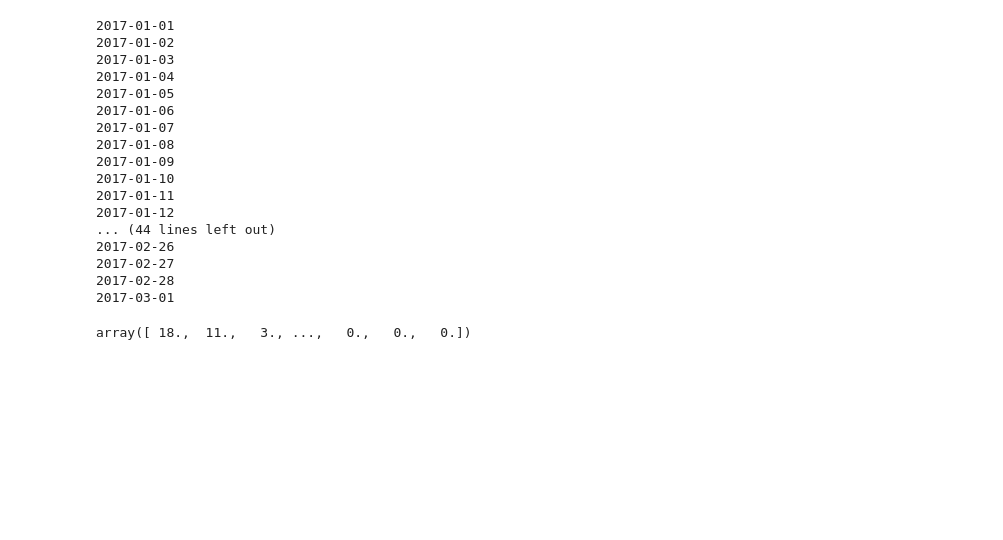
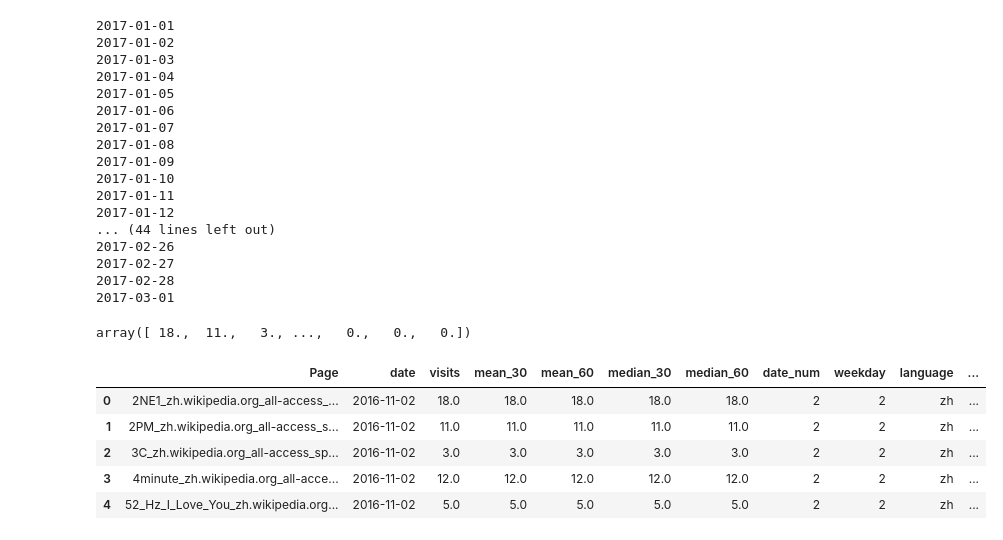
Before and after one commit to shubh24/web_traffic_prediction, a Jupyter notebook: explore.ipynb, the cells around one changed output. Saved outputs shown, nothing was run; the diff lists cells and outputs as text; code cells hidden in the pictures; blank space fills up the shorter version.

Commit message:
language-grouped mean for rolling mean,median

```diff
--- a/explore.ipynb
+++ b/explore.ipynb
@@ -83,11 +84,25 @@ def generate_train_melt(train):
 
     # Columns i am not using
     # train_melt["month"] = train_melt.progress_apply(get_month, axis = 1)
-    # train_melt["language"] = train_melt.progress_apply(get_language, axis = 1)
+
+    return train_melt
+
+def get_lang_features(train_melt):
+
+    train_melt = pd.merge(train_melt, pd.concat([train.Page, train.progress_apply(get_language, axis = 1)], axis = 1), on = "Page")
+    train_melt.columns = ['Page', 'date', 'visits', 'mean_30', 'mean_60', 'median_30', 'median_60', 'date_num', 'weekday', "language"]
+
+    lang_date_melt = train_melt[["language", "date", "mean_30", "mean_60", "median_30", "median_60"]]
+
+    lang_feats = pd.DataFrame(lang_date_melt.groupby(["language", "date"], as_index = False).aggregate(np.mean))
+    lang_feats.columns = ["language", "date", "lang_mean_30_mean", "lang_mean_60_mean", "lang_median_30_mean", "lang_median_60_mean"]
+
+    train_melt = pd.merge(train_melt, lang_feats, on = ["language", "date"])
 
     return train_melt
 
 train_melt = generate_train_melt(train)
+train_melt = get_lang_features(train_melt)
 train_melt.to_csv("train_feats.csv", index = False)
 # %%
 def get_source(row):
@@ -186,11 +201,13 @@ def run_xgb(train, label_train, valid = None, label_valid = None):
 # %%
 # label_train_melt = np.log1p(train_melt["visits"])
 label_train_melt = train_melt["visits"]
+# label_train_melt = boxcox(np.array(label_train_melt), lmbda=0.094) #lambda found from default boxcox on outlier-stripped data
 
 # label_train_melt = [0] + np.diff(train_melt["visits"]).tolist()
 
 train_melt.drop("visits", axis = 1, inplace = True)
 train_melt.drop("date", axis = 1, inplace = True)
+train_melt.drop("language", axis = 1, inplace = True)
 train_melt.drop("Page", axis = 1, inplace = True)
 
 # train_melt.drop("last_day_visits_None", axis = 1, inplace = True)
@@ -375,3 +395,12 @@ def invboxcox(y,ld):
 invboxcox(bc_label, ld = 0.094)
 # %% [output]
 array([ 18.,  11.,   3., ...,   0.,   0.,   0.])
+# %%
+train_melt.head()
+# %% [output]
+|  | Page | date | visits | mean_30 | mean_60 | median_30 | median_60 | date_num | weekday | language | ... |
+| 0 | 2NE1_zh.wikipedia.org_all-access_... | 2016-11-02 | 18.0 | 18.0 | 18.0 | 18.0 | 18.0 | 2 | 2 | zh | ... |
+| 1 | 2PM_zh.wikipedia.org_all-access_s... | 2016-11-02 | 11.0 | 11.0 | 11.0 | 11.0 | 11.0 | 2 | 2 | zh | ... |
+| 2 | 3C_zh.wikipedia.org_all-access_sp... | 2016-11-02 | 3.0 | 3.0 | 3.0 | 3.0 | 3.0 | 2 | 2 | zh | ... |
+| 3 | 4minute_zh.wikipedia.org_all-acce... | 2016-11-02 | 12.0 | 12.0 | 12.0 | 12.0 | 12.0 | 2 | 2 | zh | ... |
+| 4 | 52_Hz_I_Love_You_zh.wikipedia.org... | 2016-11-02 | 5.0 | 5.0 | 5.0 | 5.0 | 5.0 | 2 | 2 | zh | ... |
```
Also changed, not shown: parts of 6 cells of this notebook.
